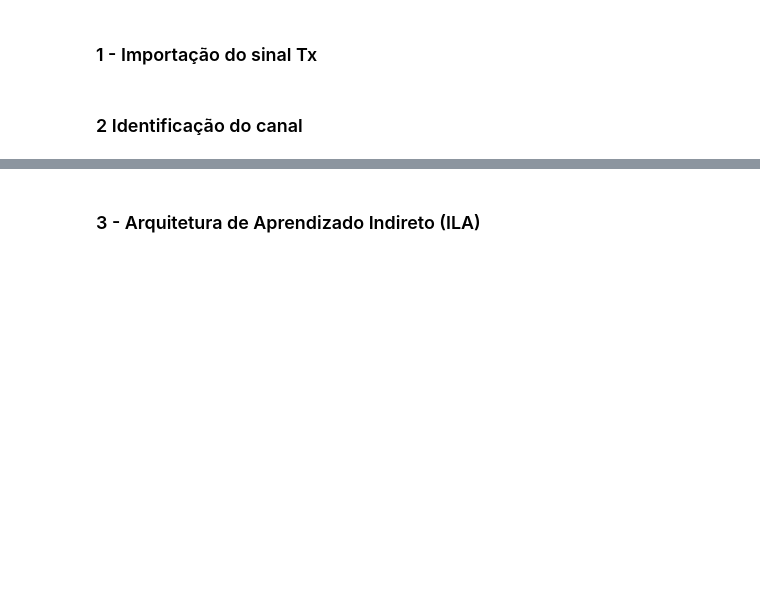
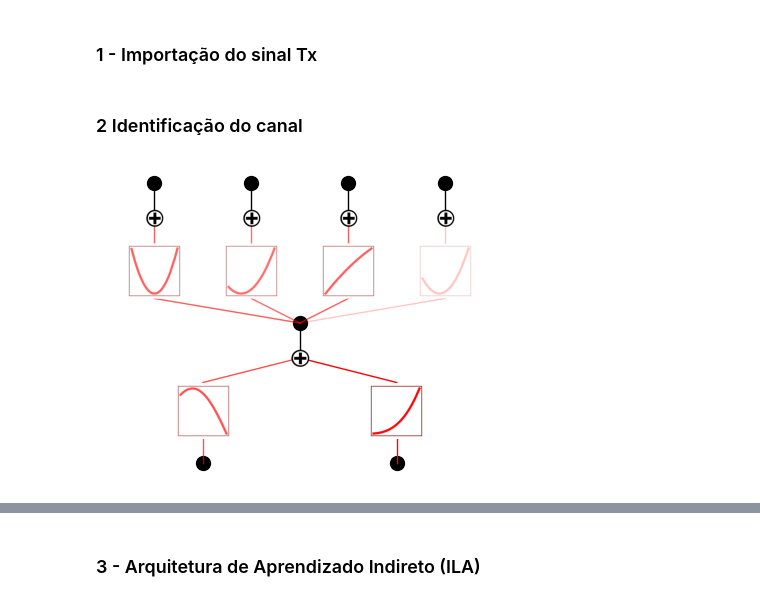
Before and after one commit to daniel7fontes/dpdPy, a Jupyter notebook: examples/test_simple_2.ipynb, the cells around one changed output, grey strips where cells are left out. Cells and saved outputs as stored; diff of their text form; code cells hidden in the pictures; blank space fills up the shorter version.

```diff
--- a/examples/test_simple_2.ipynb
+++ b/examples/test_simple_2.ipynb
@@ -159,4 +159,8 @@ paramTrain.symbolicEpoch = []
 model, trainLoss, testLoss = trainNN(th.from_numpy(sigIn[0:50_000]).to(paramTrain.device).type(th.complex64),  \
                                      th.from_numpy(sigRef[0:50_000]).to(paramTrain.device).type(th.complex64), \
                                      paramTrain, paramModel)
+# %%
+model2.KAN.plot()
+# %% [output]
+[figure, added]
 # %%
```
Also changed, not shown: parts of 13 cells of this notebook, 14 other files.
